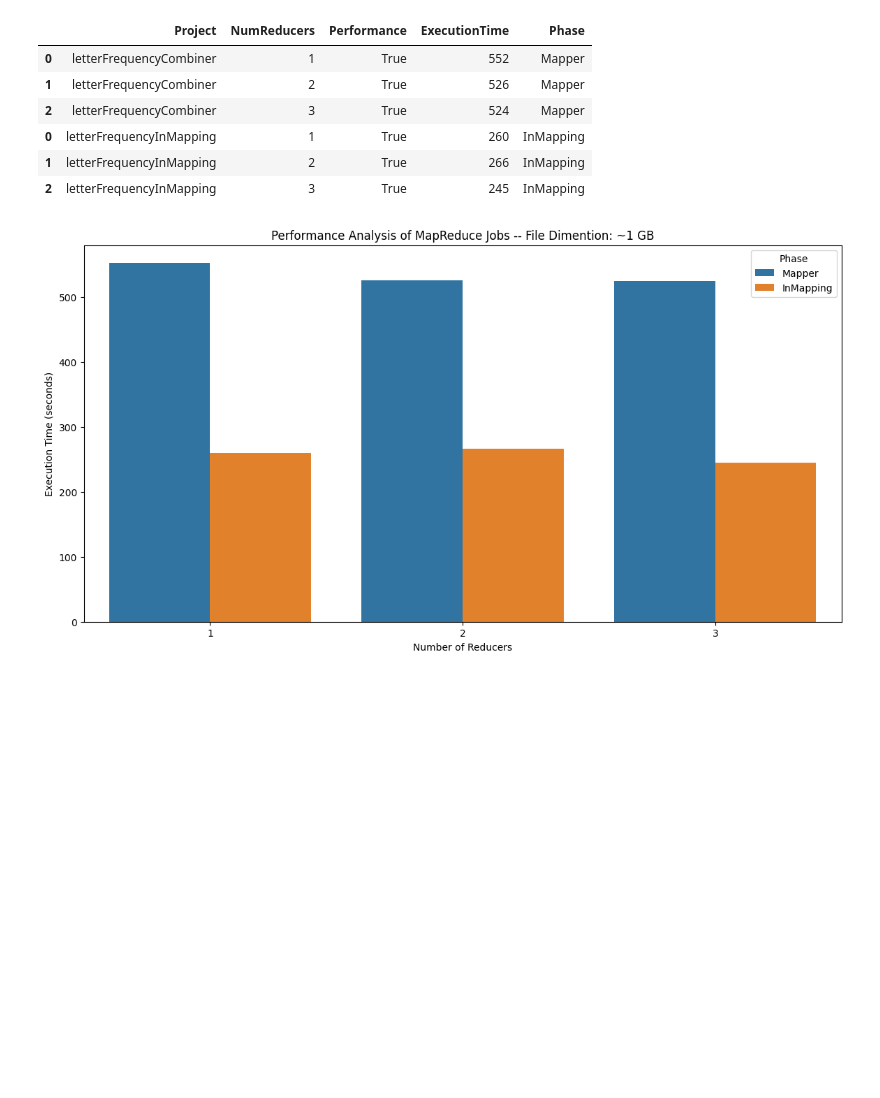
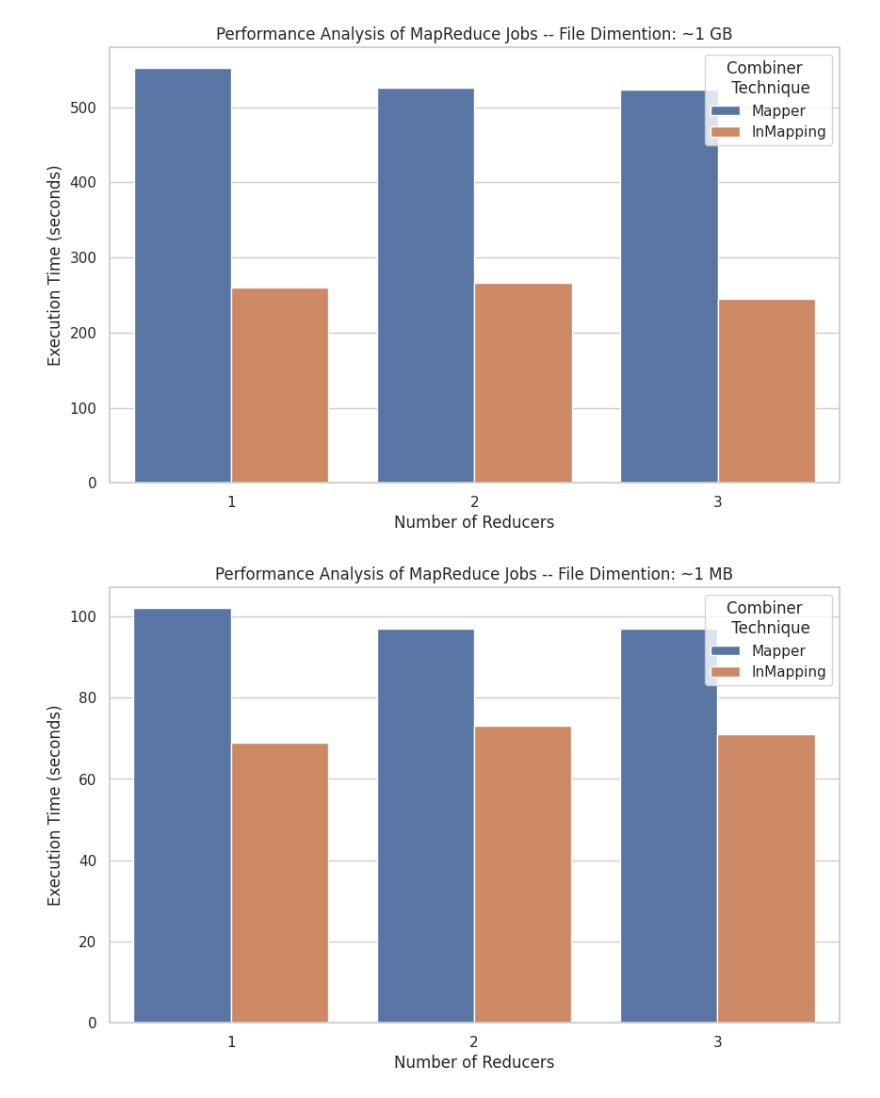
Before and after one commit to EmanueleRsp/MapReduce-Letter-Frequency, a Jupyter notebook: statistics/performance_result.ipynb, the cells around one changed output. Saved outputs shown, nothing was run; the diff lists cells and outputs as text; code cells hidden in the pictures; blank space fills up the shorter version.

Commit message:
Update output graph (need one more execution for data consistency)

```diff
--- a/statistics/performance_result.ipynb
+++ b/statistics/performance_result.ipynb
@@ -2,40 +2,3 @@
 import pandas as pd
 import seaborn as sns
 import matplotlib.pyplot as plt
-# %%
-
-# Leggi i dati dal file CSV
-# Leggi i dati dai due CSV
-mapper_data = pd.read_csv('/home/hadoop/letter-frequency-hadoop-MapReduce/resources/performance/performance_csv/performance-GB_letterFrequencyCombiner_results.csv')
-InMapping_data = pd.read_csv('/home/hadoop/letter-frequency-hadoop-MapReduce/resources/performance/performance_csv/performance-GB_letterFrequencyInMapping_results.csv')
-
-# Aggiungi una colonna per indicare la fase (mapper o reducer)
-mapper_data['Phase'] = 'Mapper'
-InMapping_data['Phase'] = 'InMapping'
-
-# Unisci i due dataframe
-combined_data = pd.concat([mapper_data, InMapping_data])
-
-# Visualizza i dati combinati per assicurarti che siano corretti
-combined_data
-# %% [output]
-|  | Project | NumReducers | Performance | ExecutionTime | Phase |
-| 0 | letterFrequencyCombiner | 1 | True | 552 | Mapper |
-| 1 | letterFrequencyCombiner | 2 | True | 526 | Mapper |
-| 2 | letterFrequencyCombiner | 3 | True | 524 | Mapper |
-| 0 | letterFrequencyInMapping | 1 | True | 260 | InMapping |
-| 1 | letterFrequencyInMapping | 2 | True | 266 | InMapping |
-| 2 | letterFrequencyInMapping | 3 | True | 245 | InMapping |
-# %%
-# Crea un grafico a barre per visualizzare il tempo di esecuzione per mapper e reducer
-plt.figure(figsize=(14, 7))
-sns.barplot(x='NumReducers', y='ExecutionTime', hue='Phase', data=combined_data)
-
-# Aggiungi etichette e titolo
-plt.title('Performance Analysis of MapReduce Jobs -- File Dimention: ~1 GB')
-plt.xlabel('Number of Reducers')
-plt.ylabel('Execution Time (seconds)')
-plt.legend(title='Phase')
-plt.show()
-# %% [output]
-[figure, removed]
@@ -41,0 +34,22 @@ plt.show()
+# %%
+df_collection = [combined_GB_data, combined_MB_data, combined_KB_data]
+
+# Plot the data in three different plots
+i = 0
+for df in df_collection:
+    plt.figure(figsize=(10, 6))
+    sns.barplot(x='NumReducers', y='ExecutionTime', data=df, hue='Phase')
+    if i == 0:
+        plt.title('Performance Analysis of MapReduce Jobs -- File Dimention: ~1 GB')
+    elif i == 1:
+        plt.title('Performance Analysis of MapReduce Jobs -- File Dimention: ~1 MB')
+    else:
+        plt.title('Performance Analysis of MapReduce Jobs -- File Dimention: ~1 KB')
+    plt.ylabel('Execution Time (seconds)')
+    plt.xlabel('Number of Reducers')
+    plt.legend(title='Combiner \n Technique')
+    i += 1
+    plt.show()
+# %% [output]
+[figure, added]
+[figure, added]
```
Also changed, not shown: parts of 2 cells of this notebook, 9 other files.
